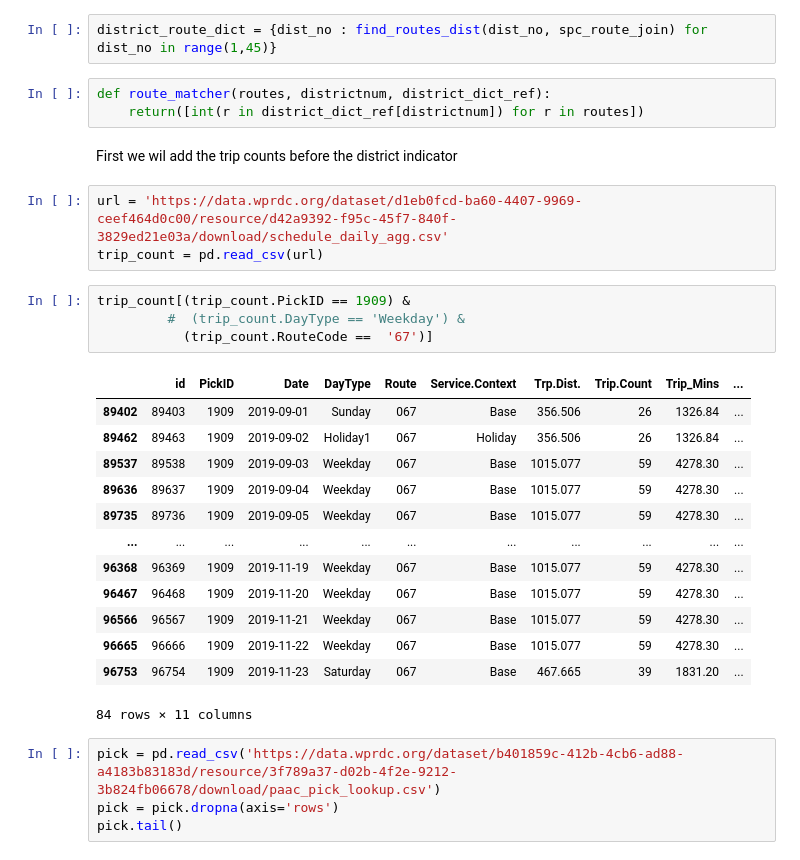
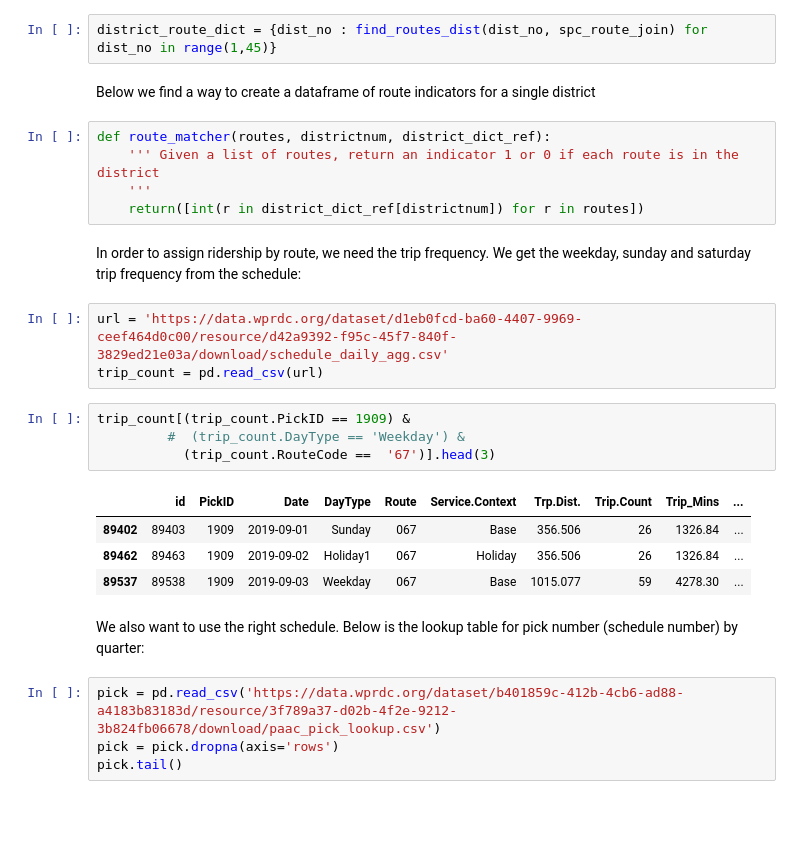
Before and after one commit to MattSamach/PPT_East_Busway, a Jupyter notebook: Notebooks/SPC_Trips.ipynb, the cells around one changed output. Cells and saved outputs as stored; diff of their text form; blank space fills up the shorter version.

Commit message:
ridership assignment updates

```diff
--- a/Notebooks/SPC_Trips.ipynb
+++ b/Notebooks/SPC_Trips.ipynb
@@ -396,32 +307,30 @@ def find_routes_dist(dist_no, spc_route_matcher):
     return(routeset)
 # %%
 district_route_dict = {dist_no : find_routes_dist(dist_no, spc_route_join) for dist_no in range(1,45)}
+# %% [markdown]
+Below we find a way to create a dataframe of route indicators for a single district
 # %%
 def route_matcher(routes, districtnum, district_dict_ref):
+    ''' Given a list of routes, return an indicator 1 or 0 if each route is in the district
+    '''
     return([int(r in district_dict_ref[districtnum]) for r in routes])
-# %% [markdown]
-First we wil add the trip counts before the district indicator
+# %% [markdown]
+In order to assign ridership by route, we need the trip frequency.
+We get the weekday, sunday and saturday trip frequency from the schedule:
 # %%
 url = 'https://data.wprdc.org/dataset/d1eb0fcd-ba60-4407-9969-ceef464d0c00/resource/d42a9392-f95c-45f7-840f-3829ed21e03a/download/schedule_daily_agg.csv'
 trip_count = pd.read_csv(url)
 # %%
 trip_count[(trip_count.PickID == 1909) &
          #  (trip_count.DayType == 'Weekday') &
-           (trip_count.RouteCode ==  '67')]
+           (trip_count.RouteCode ==  '67')].head(3)
 # %% [output]
 |  | id | PickID | Date | DayType | Route | Service.Context | Trp.Dist. | Trip.Count | Trip_Mins | ... |
 | 89402 | 89403 | 1909 | 2019-09-01 | Sunday | 067 | Base | 356.506 | 26 | 1326.84 | ... |
 | 89462 | 89463 | 1909 | 2019-09-02 | Holiday1 | 067 | Holiday | 356.506 | 26 | 1326.84 | ... |
 | 89537 | 89538 | 1909 | 2019-09-03 | Weekday | 067 | Base | 1015.077 | 59 | 4278.30 | ... |
-| 89636 | 89637 | 1909 | 2019-09-04 | Weekday | 067 | Base | 1015.077 | 59 | 4278.30 | ... |
-| 89735 | 89736 | 1909 | 2019-09-05 | Weekday | 067 | Base | 1015.077 | 59 | 4278.30 | ... |
-| ... | ... | ... | ... | ... | ... | ... | ... | ... | ... | ... |
-| 96368 | 96369 | 1909 | 2019-11-19 | Weekday | 067 | Base | 1015.077 | 59 | 4278.30 | ... |
-| 96467 | 96468 | 1909 | 2019-11-20 | Weekday | 067 | Base | 1015.077 | 59 | 4278.30 | ... |
-| 96566 | 96567 | 1909 | 2019-11-21 | Weekday | 067 | Base | 1015.077 | 59 | 4278.30 | ... |
-| 96665 | 96666 | 1909 | 2019-11-22 | Weekday | 067 | Base | 1015.077 | 59 | 4278.30 | ... |
-| 96753 | 96754 | 1909 | 2019-11-23 | Saturday | 067 | Base | 467.665 | 39 | 1831.20 | ... |
-84 rows × 11 columns
+# %% [markdown]
+We also want to use the right schedule. Below is the lookup table for pick number (schedule number) by quarter:
 # %%
 pick = pd.read_csv('https://data.wprdc.org/dataset/b401859c-412b-4cb6-ad88-a4183b83183d/resource/3f789a37-d02b-4f2e-9212-3b824fb06678/download/paac_pick_lookup.csv')
 pick = pick.dropna(axis='rows')
```
Also changed, not shown: parts of 114 cells of this notebook, 29 other files.
